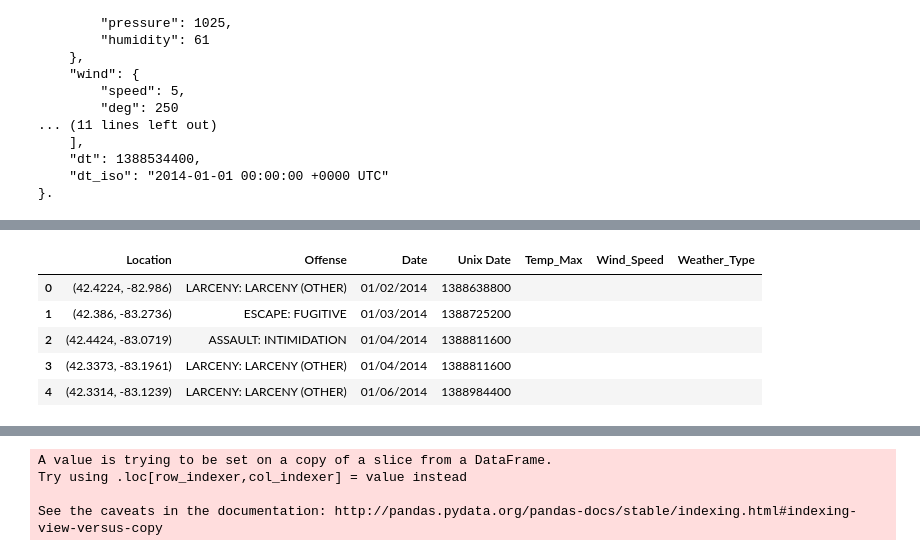
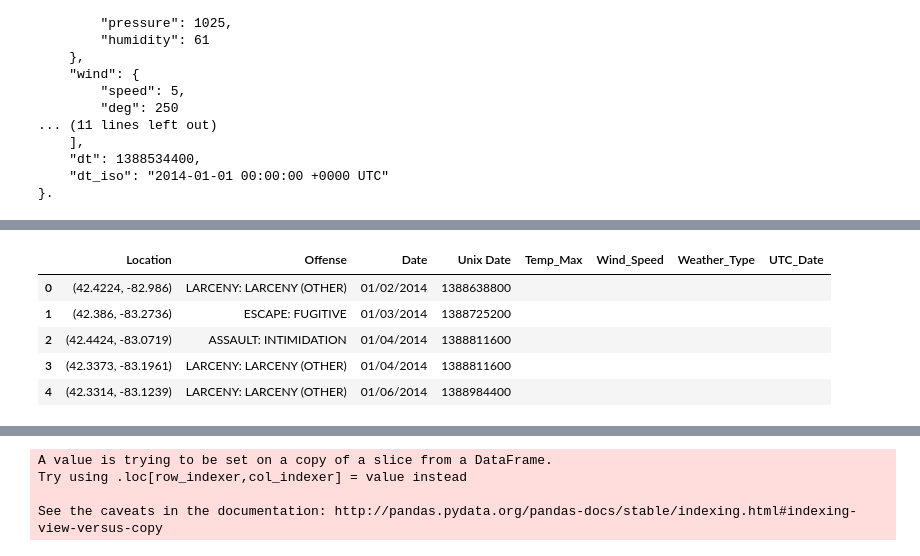
Before and after one commit to ChuckVanHoff/crangmcgee, a Jupyter notebook: main.ipynb, the cells around one changed output, grey strips where cells are left out. Saved outputs shown, nothing was run; the diff lists cells and outputs as text; code cells hidden in the pictures.

Commit message:
added UTC time to dataframe

```diff
--- a/main.ipynb
+++ b/main.ipynb
@@ -94,15 +82,16 @@ DET_crime_df.head()
 # %%
+DET_crime_df["UTC_Date"] = ""
 DET_crime_df["Temp_Max"] = ""
 DET_crime_df["Wind_Speed"] = ""
 DET_crime_df["Weather_Type"] = ""
 DET_crime_df.head()
 # %% [output]
-|  | Location | Offense | Date | Unix Date | Temp_Max | Wind_Speed | Weather_Type |
-| 0 | (42.4224, -82.986) | LARCENY: LARCENY (OTHER) | 01/02/2014 | 1388638800 |  |  |  |
-| 1 | (42.386, -83.2736) | ESCAPE: FUGITIVE | 01/03/2014 | 1388725200 |  |  |  |
-| 2 | (42.4424, -83.0719) | ASSAULT: INTIMIDATION | 01/04/2014 | 1388811600 |  |  |  |
-| 3 | (42.3373, -83.1961) | LARCENY: LARCENY (OTHER) | 01/04/2014 | 1388811600 |  |  |  |
-| 4 | (42.3314, -83.1239) | LARCENY: LARCENY (OTHER) | 01/06/2014 | 1388984400 |  |  |  |
+|  | Location | Offense | Date | Unix Date | Temp_Max | Wind_Speed | Weather_Type | UTC_Date |
+| 0 | (42.4224, -82.986) | LARCENY: LARCENY (OTHER) | 01/02/2014 | 1388638800 |  |  |  |  |
+| 1 | (42.386, -83.2736) | ESCAPE: FUGITIVE | 01/03/2014 | 1388725200 |  |  |  |  |
+| 2 | (42.4424, -83.0719) | ASSAULT: INTIMIDATION | 01/04/2014 | 1388811600 |  |  |  |  |
+| 3 | (42.3373, -83.1961) | LARCENY: LARCENY (OTHER) | 01/04/2014 | 1388811600 |  |  |  |  |
+| 4 | (42.3314, -83.1239) | LARCENY: LARCENY (OTHER) | 01/06/2014 | 1388984400 |  |  |  |  |
 # %%
 # Use unix date to identify weather
 
```
Also changed, not shown: parts of 6 cells of this notebook.
